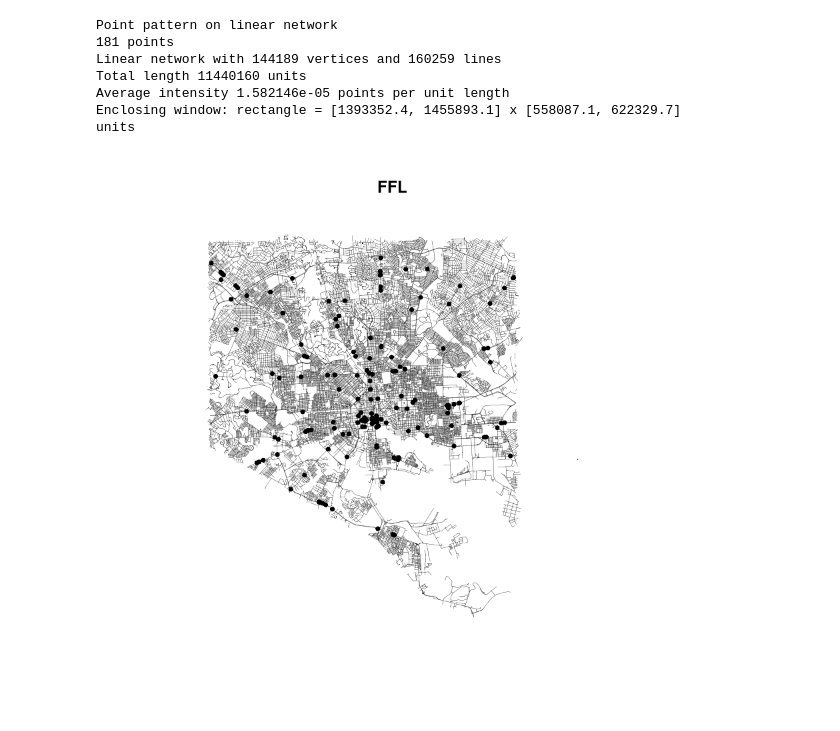
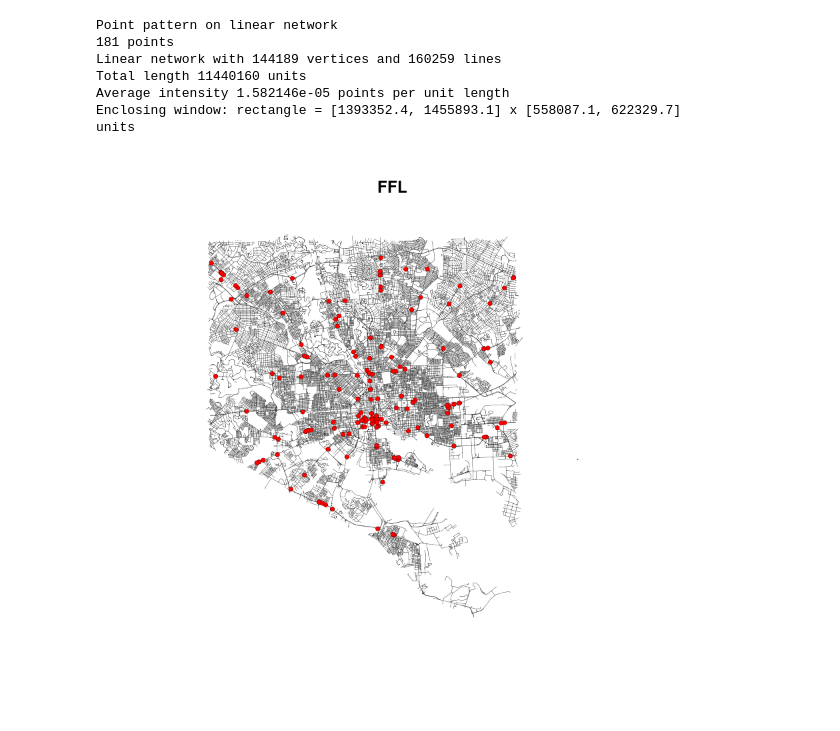
Before and after one commit to joshgoldman4/food-network, a Jupyter notebook: food network/fast food.ipynb, the cells around one changed output. Cells and saved outputs as stored; diff of their text form; code cells hidden in the pictures.

```diff
--- a/food network/fast food.ipynb
+++ b/food network/fast food.ipynb
@@ -93,0 +124,3 @@ Data attributes:
+# %%
+win <- owin(c(1393352.4, 1455893.1), c(558087.1, 622329.7))
+FF0 <- as.ppp(coordinates(ff), win, ff$Name)
@@ -113,4 +181,0 @@ summary(ff$Name)
-# %%
-win <- owin(c(1393352.4, 1455893.1), c(558087.1, 622329.7))
-summary(win)
-FF0 <- as.ppp(coordinates(ff), win, marks=ff$Name)
@@ -162,6 +205,6 @@ Average intensity 1.582146e-05 points per unit length
 Enclosing window: rectangle = [1393352.4, 1455893.1] x [558087.1, 622329.7]
 units
 # %%
-plot(FFL,fill=TRUE, bg="skyblue", lwd=0.25, mar=rep(0,4), border=0, pch=19, cex=.75)
+plot(FFL,fill=TRUE, bg="red", lwd=0.25, mar=rep(0,4), border=0, pch=21, cex=.75)
 # %% [output]
-[figure, old version]
+[figure, new version]
```
Also changed, not shown: parts of 19 cells of this notebook, 8 other files.
